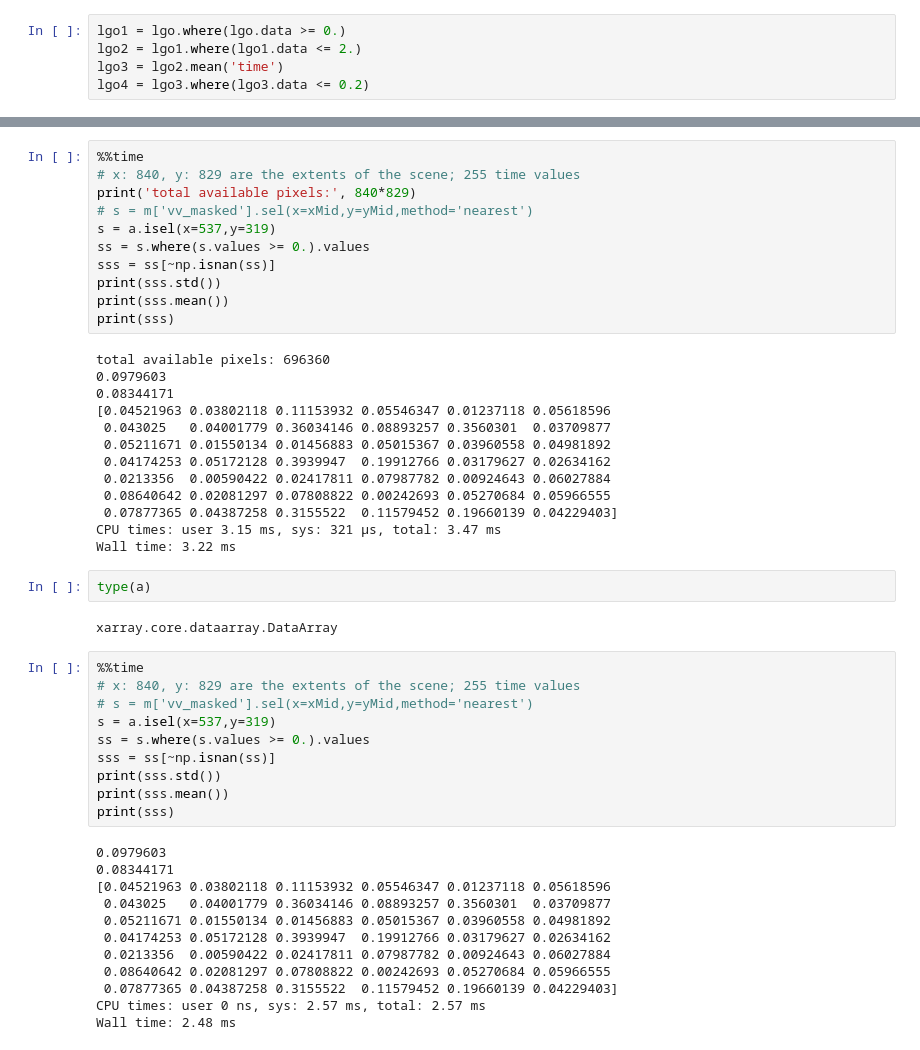
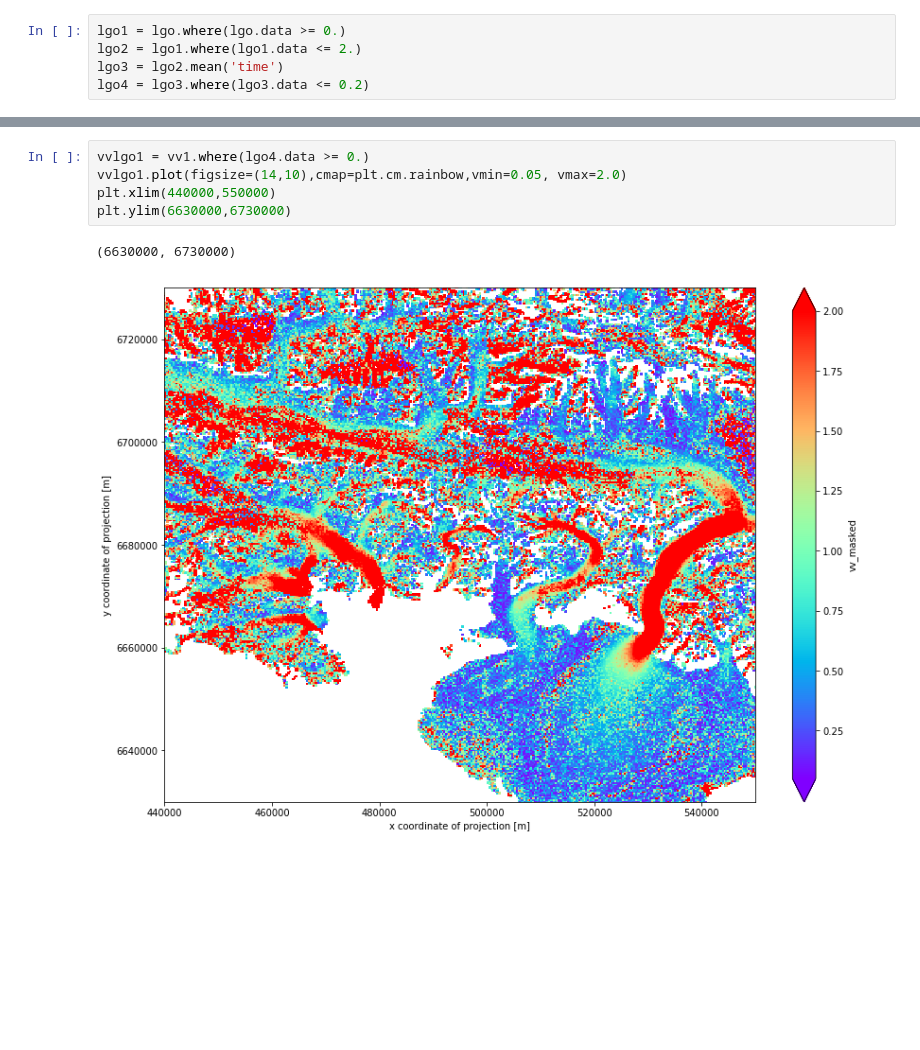
Before and after one commit to pangeo-data/cmr, a Jupyter notebook: golive2.ipynb, the cells around one changed output, grey strips where cells are left out. Saved outputs shown, nothing was run; the diff lists cells and outputs as text; blank space fills up the shorter version.

```diff
--- a/golive2.ipynb
+++ b/golive2.ipynb
@@ -437,50 +430,8 @@ print(cc.shape)
-# %%
-%%time
-# x: 840, y: 829 are the extents of the scene; 255 time values
-print('total available pixels:', 840*829)
-# s = m['vv_masked'].sel(x=xMid,y=yMid,method='nearest')
-s = a.isel(x=537,y=319)
-ss = s.where(s.values >= 0.).values
-sss = ss[~np.isnan(ss)]
-print(sss.std())
-print(sss.mean())
-print(sss)
-# %% [output]
-total available pixels: 696360
-0.0979603
-0.08344171
-[0.04521963 0.03802118 0.11153932 0.05546347 0.01237118 0.05618596
- 0.043025   0.04001779 0.36034146 0.08893257 0.3560301  0.03709877
- 0.05211671 0.01550134 0.01456883 0.05015367 0.03960558 0.04981892
- 0.04174253 0.05172128 0.3939947  0.19912766 0.03179627 0.02634162
- 0.0213356  0.00590422 0.02417811 0.07987782 0.00924643 0.06027884
- 0.08640642 0.02081297 0.07808822 0.00242693 0.05270684 0.05966555
- 0.07877365 0.04387258 0.3155522  0.11579452 0.19660139 0.04229403]
-CPU times: user 3.15 ms, sys: 321 µs, total: 3.47 ms
-Wall time: 3.22 ms
-# %%
-type(a)
-# %% [output]
-xarray.core.dataarray.DataArray
-# %%
-%%time
-# x: 840, y: 829 are the extents of the scene; 255 time values
-# s = m['vv_masked'].sel(x=xMid,y=yMid,method='nearest')
-s = a.isel(x=537,y=319)
-ss = s.where(s.values >= 0.).values
-sss = ss[~np.isnan(ss)]
-print(sss.std())
-print(sss.mean())
-print(sss)
-# %% [output]
-0.0979603
-0.08344171
-[0.04521963 0.03802118 0.11153932 0.05546347 0.01237118 0.05618596
- 0.043025   0.04001779 0.36034146 0.08893257 0.3560301  0.03709877
- 0.05211671 0.01550134 0.01456883 0.05015367 0.03960558 0.04981892
- 0.04174253 0.05172128 0.3939947  0.19912766 0.03179627 0.02634162
- 0.0213356  0.00590422 0.02417811 0.07987782 0.00924643 0.06027884
- 0.08640642 0.02081297 0.07808822 0.00242693 0.05270684 0.05966555
- 0.07877365 0.04387258 0.3155522  0.11579452 0.19660139 0.04229403]
-CPU times: user 0 ns, sys: 2.57 ms, total: 2.57 ms
-Wall time: 2.48 ms
+# %%
+vvlgo1 = vv1.where(lgo4.data >= 0.)
+vvlgo1.plot(figsize=(14,10),cmap=plt.cm.rainbow,vmin=0.05, vmax=2.0)
+plt.xlim(440000,550000)
+plt.ylim(6630000,6730000)
+# %% [output]
+(6630000, 6730000)
+[figure, added]
```
Also changed, not shown: parts of 14 cells of this notebook, 5 other files.
